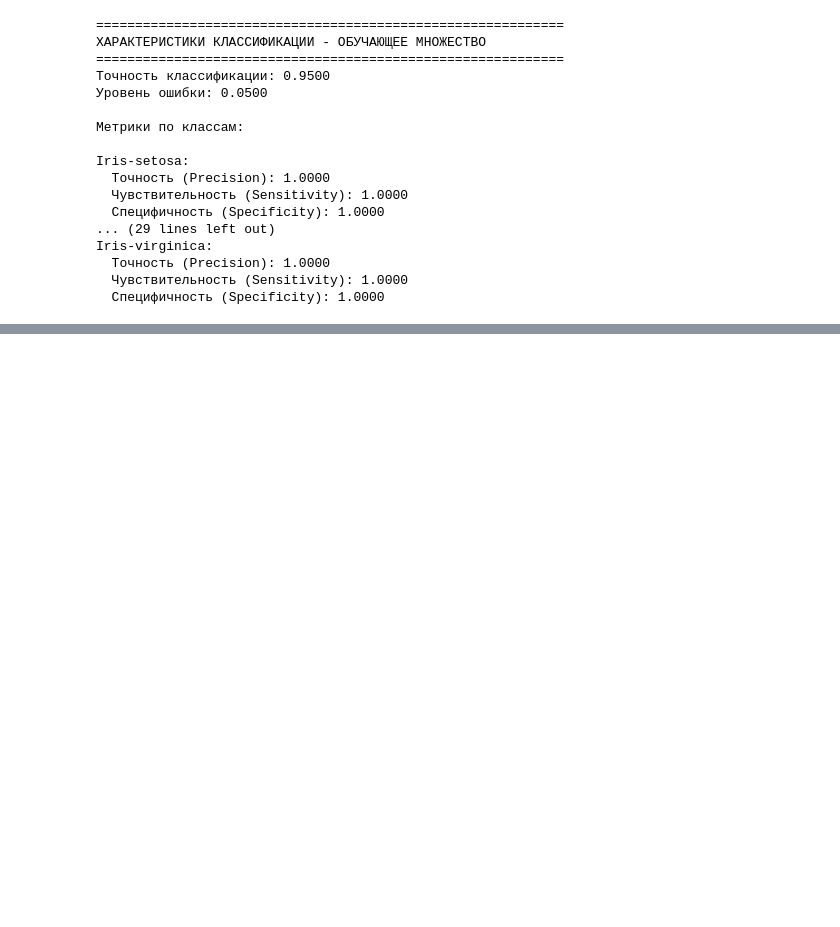
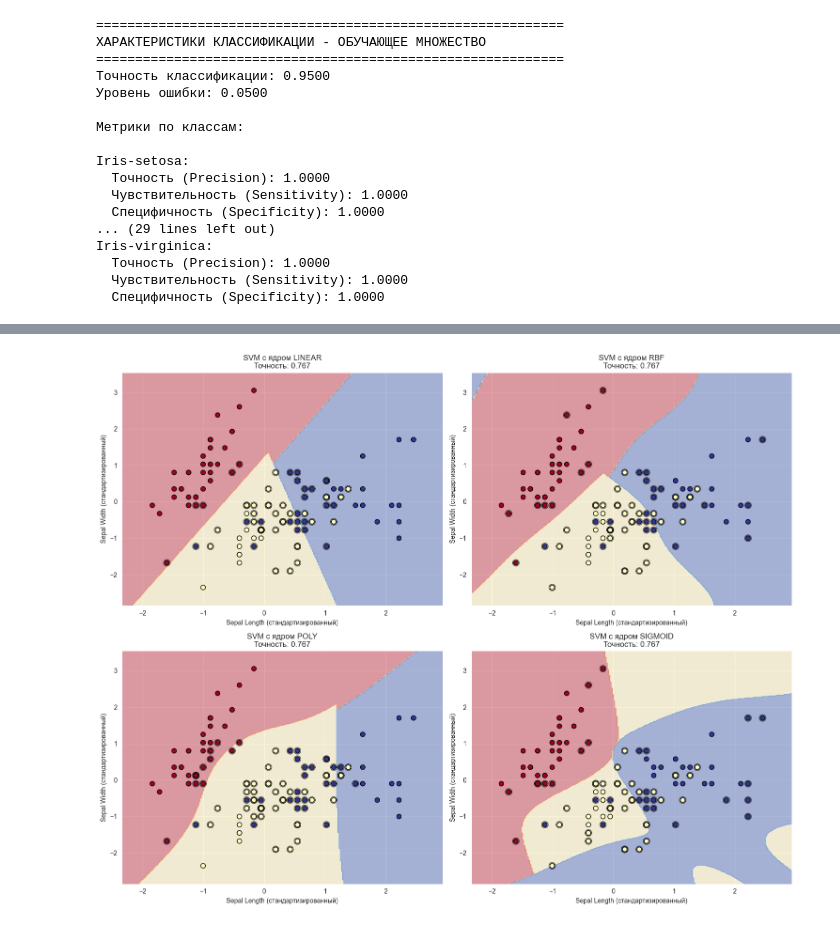
Before and after one commit to MicroMolekula/machine-learning, a Jupyter notebook: lab2/lab2.ipynb, the cells around one changed output, grey strips where cells are left out. Drawn from its saved outputs; the diff is of its cells as text; code cells hidden in the pictures; blank space fills up the shorter version.

```diff
--- a/lab2/lab2.ipynb
+++ b/lab2/lab2.ipynb
@@ -257,0 +547,66 @@ Iris-virginica:
+# %%
+def plot_svm_decision_boundary(model, X, y, title, ax):
+    """ИСПРАВЛЕННАЯ функция для визуализации областей решений SVM"""
+    # Убедимся, что данные имеют правильный тип
+    X = np.array(X, dtype=float)
+    y = np.array(y, dtype=int)
+
+    # Создание сетки для построения областей решений
+    x_min, x_max = X[:, 0].min() - 0.5, X[:, 0].max() + 0.5
+    y_min, y_max = X[:, 1].min() - 0.5, X[:, 1].max() + 0.5
+
+    xx, yy = np.meshgrid(np.arange(x_min, x_max, 0.02),
+                         np.arange(y_min, y_max, 0.02))
+
+    # Предсказание для каждой точки сетки
+    mesh_points = np.c_[xx.ravel(), yy.ravel()]
+    Z = model.predict(mesh_points)
+    Z = Z.reshape(xx.shape)
+
+    # Убедимся, что Z имеет правильный тип данных
+    Z = Z.astype(float)
+
+    # Построение контурной карты
+    contour = ax.contourf(xx, yy, Z, alpha=0.4, cmap=plt.cm.RdYlBu)
+
+    # Рассеяние точек обучающих данных
+    scatter = ax.scatter(X[:, 0], X[:, 1], c=y, cmap=plt.cm.RdYlBu,
+                        edgecolor='black', s=50)
+
+    # Подсветка опорных векторов (если они есть)
+    if hasattr(model, 'support_vectors_'):
+        ax.scatter(model.support_vectors_[:, 0], model.support_vectors_[:, 1],
+                  s=100, facecolors='none', edgecolors='black',
+                  linewidths=1, alpha=0.7, label='Опорные векторы')
+
+    ax.set_xlabel('Sepal Length (стандартизированный)')
+    ax.set_ylabel('Sepal Width (стандартизированный)')
+    ax.set_title(f'{title}\nТочность: {accuracy:.3f}')
+
+    return scatter
+
+# Визуализация для всех ядер
+fig, axes = plt.subplots(2, 2, figsize=(15, 12))
+axes = axes.ravel()
+
+# Убедимся, что y_train имеет правильный тип данных
+y_train_clean = np.array(y_train, dtype=int)
+
+for idx, kernel in enumerate(results.keys()):
+    if idx < len(axes):
+        scatter = plot_svm_decision_boundary(
+            results[kernel]['model'],
+            X_train_scaled,
+            y_train_clean,
+            f'SVM с ядром {kernel.upper()}',
+            axes[idx]
+        )
+
+# Убираем лишние subplots если они есть
+for idx in range(len(results), len(axes)):
+    axes[idx].set_visible(False)
+
+plt.tight_layout()
+plt.show()
+# %% [output]
+[figure, added]
```
Also changed, not shown: parts of 21 cells of this notebook.
